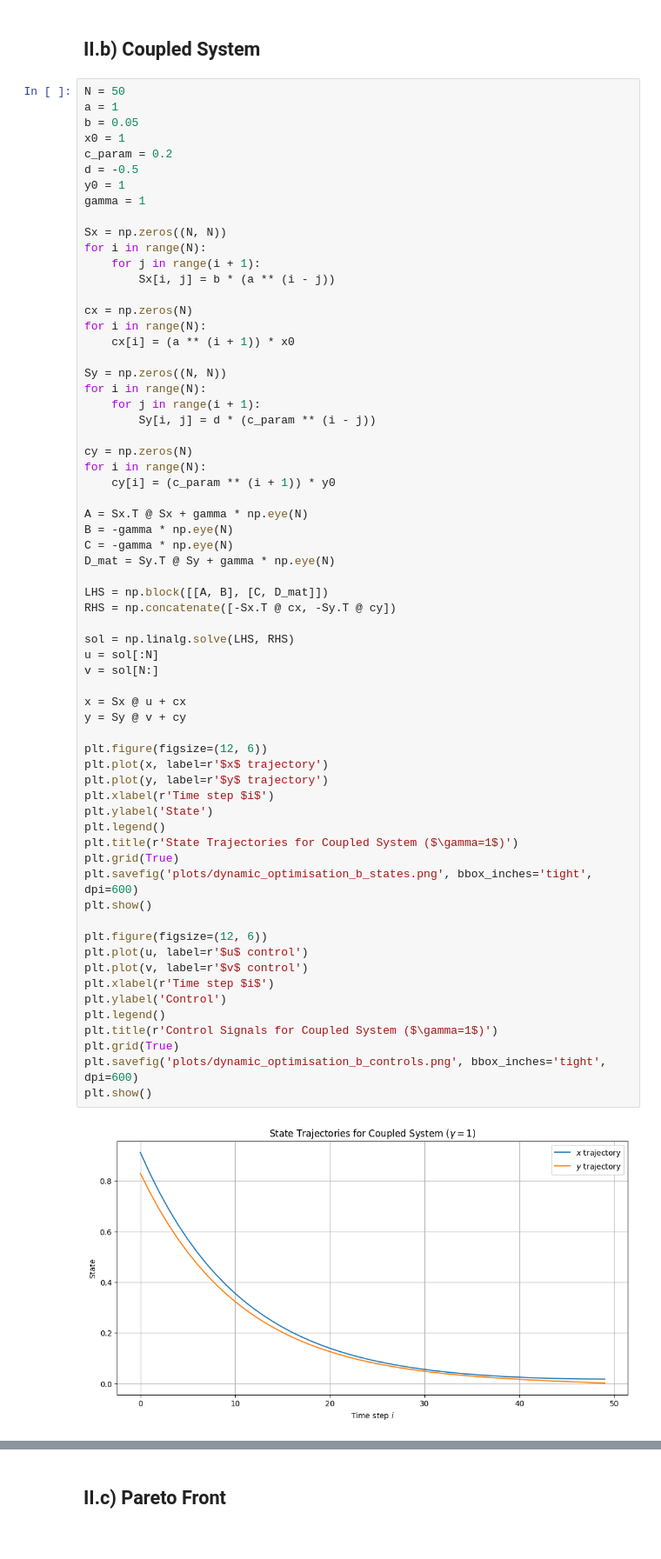
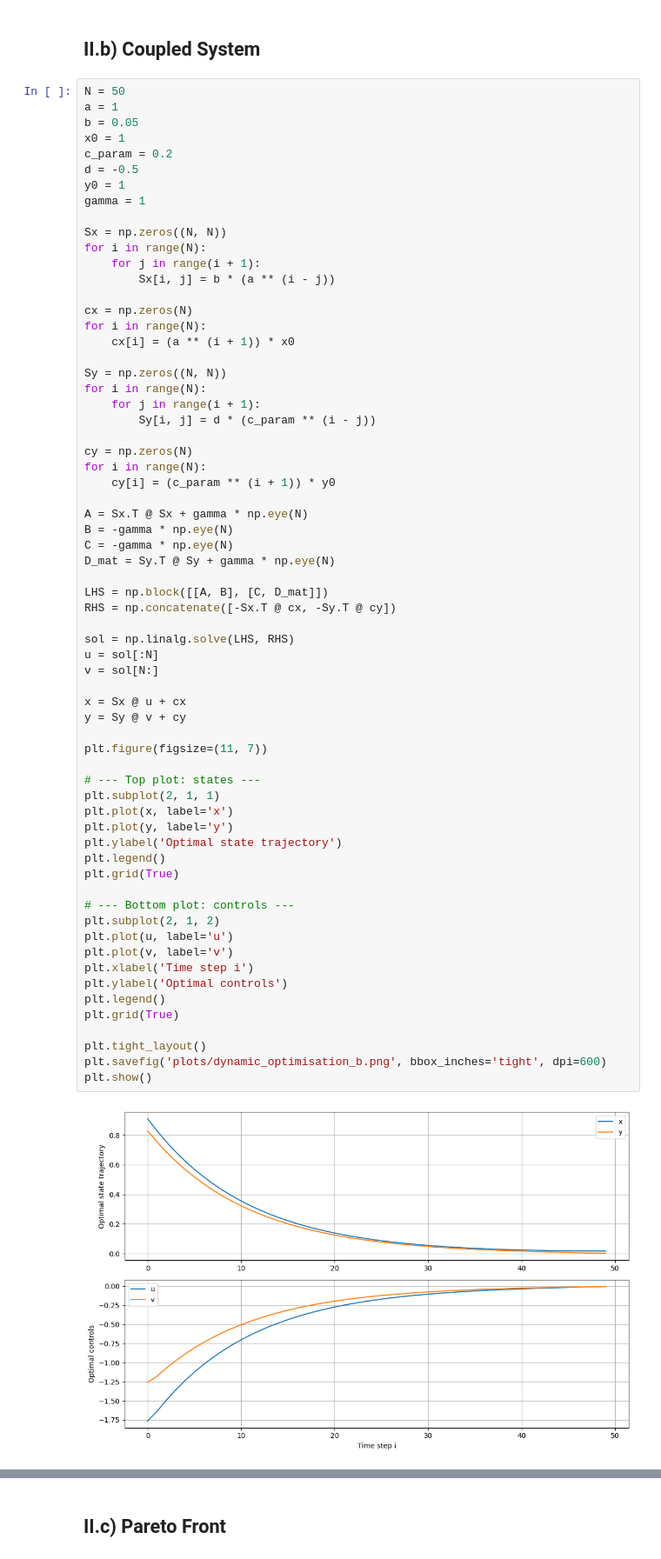
Before and after one commit to umarsdq/optimisationCW, a Jupyter notebook: optimisation.ipynb, the cells around one changed output, grey strips where cells are left out. Shown: that part at 87% size. Drawn from its saved outputs; the diff is of its cells as text.

```diff
--- a/optimisation.ipynb
+++ b/optimisation.ipynb
@@ -245,49 +238,50 @@ for i in range(N):
     cx[i] = (a ** (i + 1)) * x0
 
 Sy = np.zeros((N, N))
 for i in range(N):
     for j in range(i + 1):
         Sy[i, j] = d * (c_param ** (i - j))
 
 cy = np.zeros(N)
 for i in range(N):
     cy[i] = (c_param ** (i + 1)) * y0
 
 A = Sx.T @ Sx + gamma * np.eye(N)
 B = -gamma * np.eye(N)
 C = -gamma * np.eye(N)
 D_mat = Sy.T @ Sy + gamma * np.eye(N)
 
 LHS = np.block([[A, B], [C, D_mat]])
 RHS = np.concatenate([-Sx.T @ cx, -Sy.T @ cy])
 
 sol = np.linalg.solve(LHS, RHS)
 u = sol[:N]
 v = sol[N:]
 
 x = Sx @ u + cx
 y = Sy @ v + cy
 
-plt.figure(figsize=(12, 6))
-plt.plot(x, label=r'$x$ trajectory')
-plt.plot(y, label=r'$y$ trajectory')
-plt.xlabel(r'Time step $i$')
-plt.ylabel('State')
+plt.figure(figsize=(11, 7))
+
+# --- Top plot: states ---
+plt.subplot(2, 1, 1)
+plt.plot(x, label='x')
+plt.plot(y, label='y')
+plt.ylabel('Optimal state trajectory')
 plt.legend()
-plt.title(r'State Trajectories for Coupled System ($\gamma=1$)')
 plt.grid(True)
-plt.savefig('plots/dynamic_optimisation_b_states.png', bbox_inches='tight', dpi=600)
+
+# --- Bottom plot: controls ---
+plt.subplot(2, 1, 2)
+plt.plot(u, label='u')
+plt.plot(v, label='v')
+plt.xlabel('Time step i')
+plt.ylabel('Optimal controls')
+plt.legend()
+plt.grid(True)
+
+plt.tight_layout()
+plt.savefig('plots/dynamic_optimisation_b.png', bbox_inches='tight', dpi=600)
 plt.show()
-
-plt.figure(figsize=(12, 6))
-plt.plot(u, label=r'$u$ control')
-plt.plot(v, label=r'$v$ control')
-plt.xlabel(r'Time step $i$')
-plt.ylabel('Control')
-plt.legend()
-plt.title(r'Control Signals for Coupled System ($\gamma=1$)')
-plt.grid(True)
-plt.savefig('plots/dynamic_optimisation_b_controls.png', bbox_inches='tight', dpi=600)
-plt.show()
 # %% [output]
-[figure, old version]
+[figure, new version]
```
Also changed, not shown: parts of 9 cells of this notebook, 11 other files.
